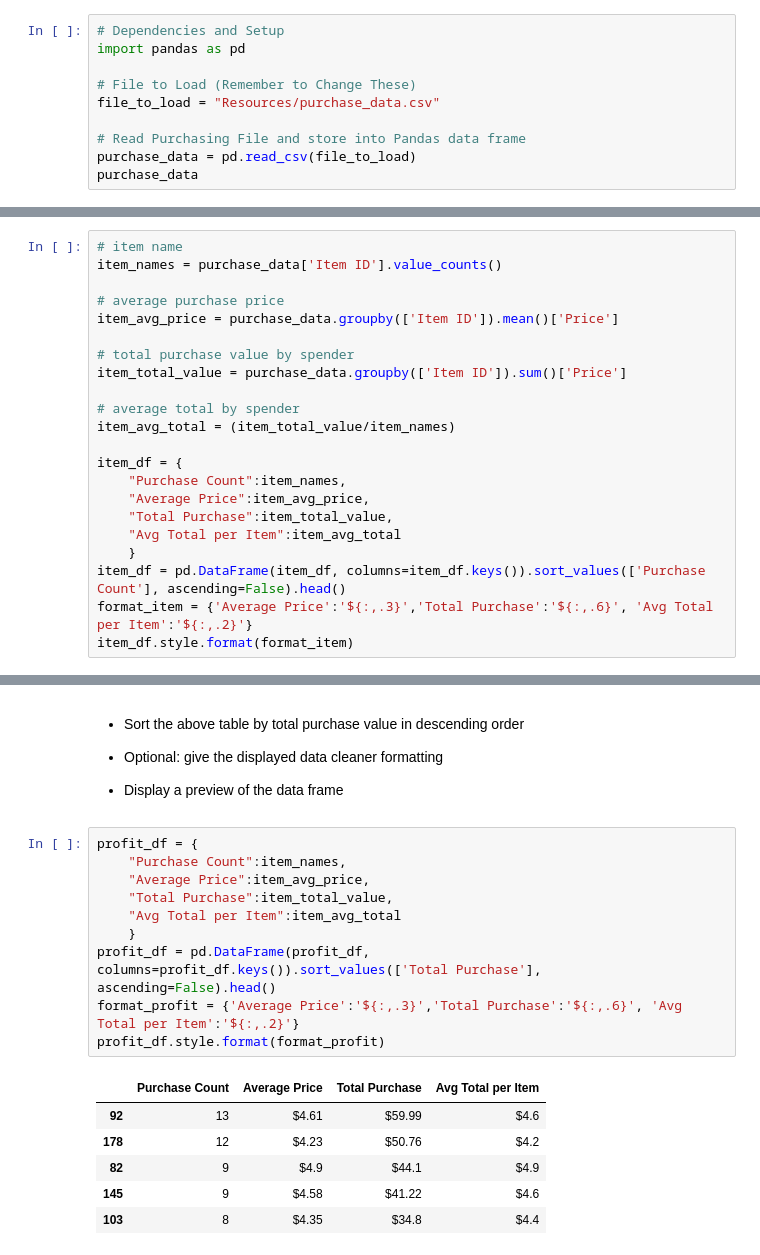
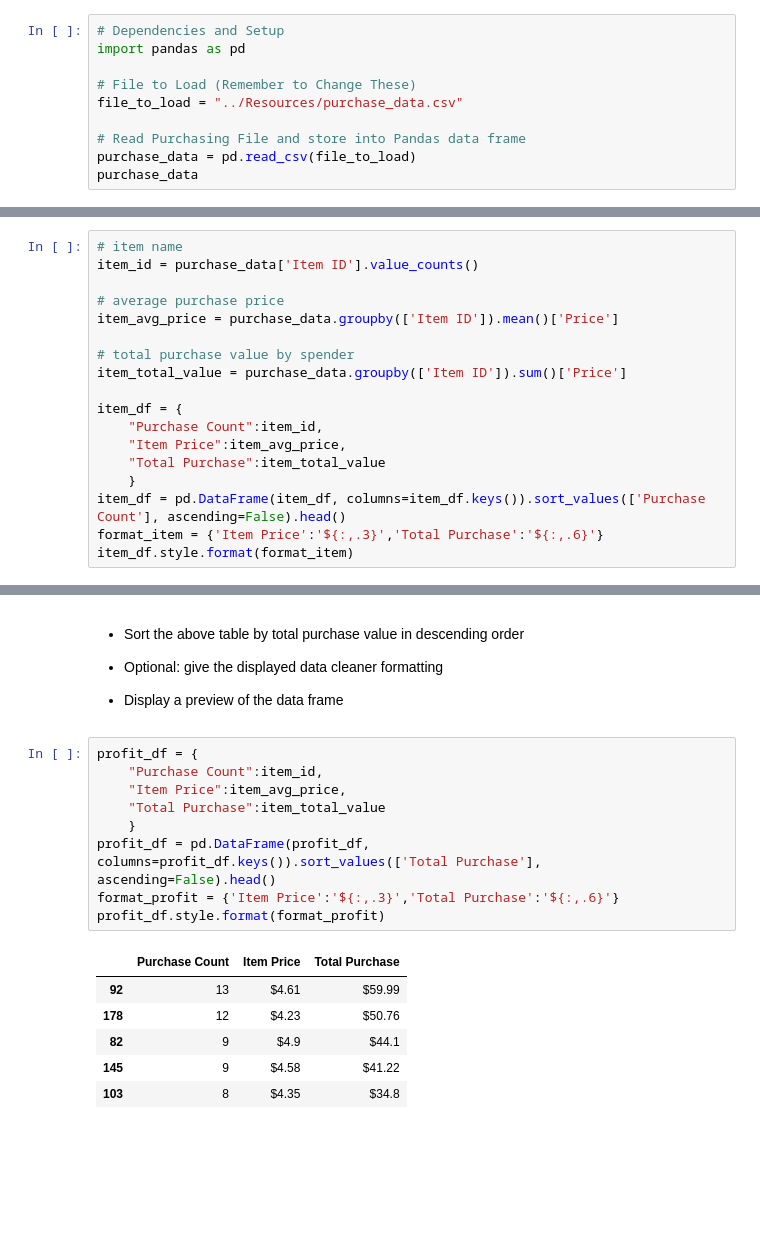
Before and after one commit to sjplaza/pandas_challenge, a Jupyter notebook: HerosOfPymoli/HeroesOfPymoli_starter.ipynb, the cells around one changed output, grey strips where cells are left out. Cells and saved outputs as stored; diff of their text form; blank space fills up the shorter version.

```diff
--- a/HerosOfPymoli/HeroesOfPymoli_starter.ipynb
+++ b/HerosOfPymoli/HeroesOfPymoli_starter.ipynb
@@ -6,7 +6,7 @@
 import pandas as pd
 
 # File to Load (Remember to Change These)
-file_to_load = "Resources/purchase_data.csv"
+file_to_load = "../Resources/purchase_data.csv"
 
 # Read Purchasing File and store into Pandas data frame
 purchase_data = pd.read_csv(file_to_load)
@@ -316,7 +311,7 @@ spender_df.style.format(format_spender)
 * Display a preview of the summary data frame
 # %%
 # item name
-item_names = purchase_data['Item ID'].value_counts()
+item_id = purchase_data['Item ID'].value_counts()
 
 # average purchase price
 item_avg_price = purchase_data.groupby(['Item ID']).mean()['Price']
@@ -324,16 +319,12 @@ item_avg_price = purchase_data.groupby(['Item ID']).mean()['Price']
 # total purchase value by spender
 item_total_value = purchase_data.groupby(['Item ID']).sum()['Price']
 
-# average total by spender
-item_avg_total = (item_total_value/item_names)
-
 item_df = {
-    "Purchase Count":item_names,
-    "Average Price":item_avg_price,
-    "Total Purchase":item_total_value,
-    "Avg Total per Item":item_avg_total
+    "Purchase Count":item_id,
+    "Item Price":item_avg_price,
+    "Total Purchase":item_total_value
     }
 item_df = pd.DataFrame(item_df, columns=item_df.keys()).sort_values(['Purchase Count'], ascending=False).head()
-format_item = {'Average Price':'${:,.3}','Total Purchase':'${:,.6}', 'Avg Total per Item':'${:,.2}'}
+format_item = {'Item Price':'${:,.3}','Total Purchase':'${:,.6}'}
 item_df.style.format(format_item)
 # %% [output]
@@ -355,18 +346,17 @@ item_df.style.format(format_item)
 * Display a preview of the data frame
 # %%
 profit_df = {
-    "Purchase Count":item_names,
-    "Average Price":item_avg_price,
-    "Total Purchase":item_total_value,
-    "Avg Total per Item":item_avg_total
+    "Purchase Count":item_id,
+    "Item Price":item_avg_price,
+    "Total Purchase":item_total_value
     }
 profit_df = pd.DataFrame(profit_df, columns=profit_df.keys()).sort_values(['Total Purchase'], ascending=False).head()
-format_profit = {'Average Price':'${:,.3}','Total Purchase':'${:,.6}', 'Avg Total per Item':'${:,.2}'}
+format_profit = {'Item Price':'${:,.3}','Total Purchase':'${:,.6}'}
 profit_df.style.format(format_profit)
 # %% [output]
-|  | Purchase Count | Average Price | Total Purchase | Avg Total per Item |
-| 92 | 13 | $4.61 | $59.99 | $4.6 |
-| 178 | 12 | $4.23 | $50.76 | $4.2 |
-| 82 | 9 | $4.9 | $44.1 | $4.9 |
-| 145 | 9 | $4.58 | $41.22 | $4.6 |
-| 103 | 8 | $4.35 | $34.8 | $4.4 |
+|  | Purchase Count | Item Price | Total Purchase |
+| 92 | 13 | $4.61 | $59.99 |
+| 178 | 12 | $4.23 | $50.76 |
+| 82 | 9 | $4.9 | $44.1 |
+| 145 | 9 | $4.58 | $41.22 |
+| 103 | 8 | $4.35 | $34.8 |
```
Also changed, not shown: parts of 4 cells of this notebook, 1 other file.
